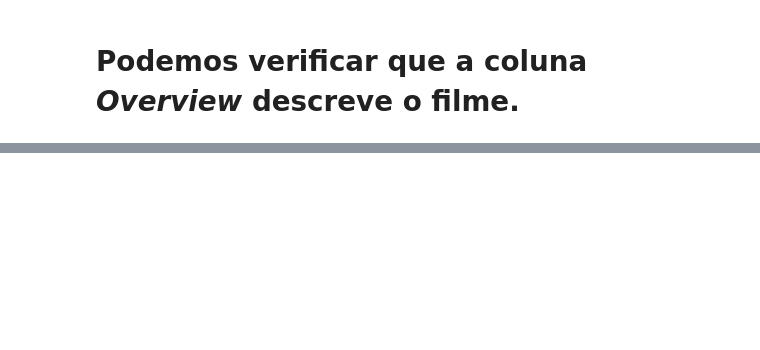
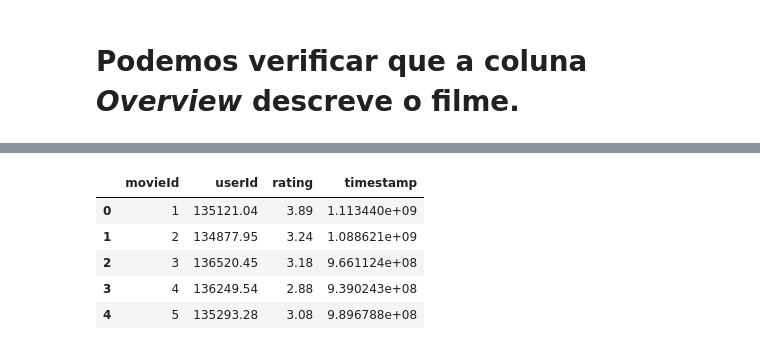
Before and after one commit to BelBatanete/Projeto-Aplicado-3, a Jupyter notebook: movie-recommendation.ipynb, the cells around one changed output, grey strips where cells are left out. Drawn from its saved outputs; the diff is of its cells as text; code cells hidden in the pictures; blank space fills up the shorter version.

```diff
--- a/movie-recommendation.ipynb
+++ b/movie-recommendation.ipynb
@@ -84,0 +151,11 @@ Name: overview, Length: 46030, dtype: object
+# %%
+ratings_new = ratings.groupby('movieId').mean().reset_index().round(2)
+# ratings_new = ratings_new.drop(columns=['userId'])
+ratings_new.head()
+# %% [output]
+|  | movieId | userId | rating | timestamp |
+| 0 | 1 | 135121.04 | 3.89 | 1.113440e+09 |
+| 1 | 2 | 134877.95 | 3.24 | 1.088621e+09 |
+| 2 | 3 | 136520.45 | 3.18 | 9.661124e+08 |
+| 3 | 4 | 136249.54 | 2.88 | 9.390243e+08 |
+| 4 | 5 | 135293.28 | 3.08 | 9.896788e+08 |
```
Also changed, not shown: parts of 15 cells of this notebook.
